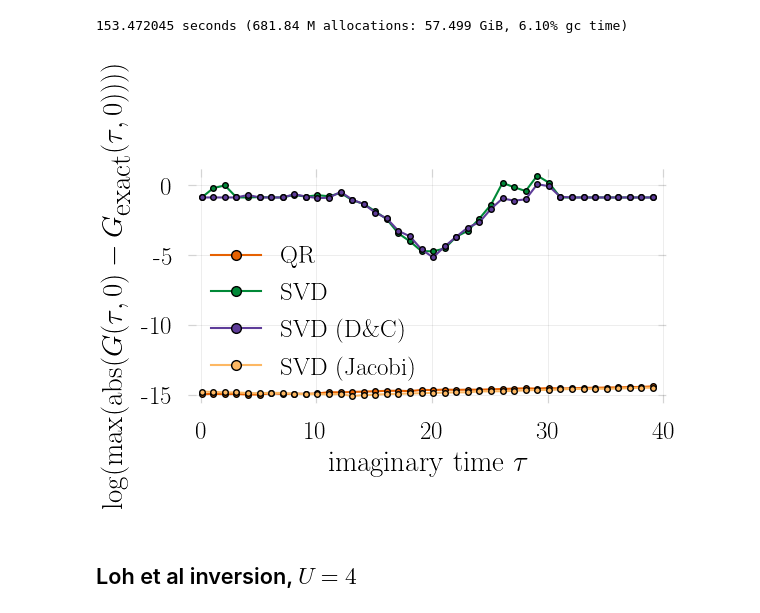
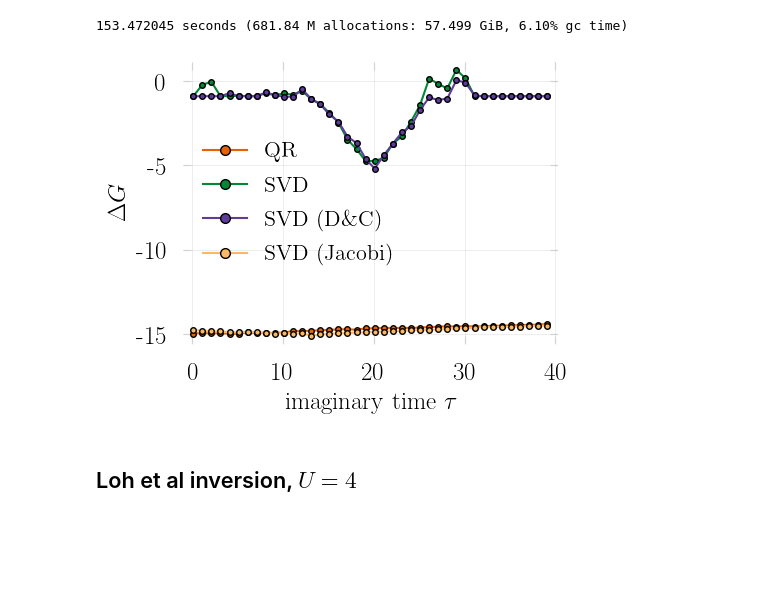
Before and after one commit to carstenbauer/StableDQMC.jl, a Jupyter notebook: notebooks/analysis.ipynb, the cells around one changed output. Drawn from its saved outputs; the diff is of its cells as text; code cells hidden in the pictures; blank space fills up the shorter version.

```diff
--- a/notebooks/analysis.ipynb
+++ b/notebooks/analysis.ipynb
@@ -706,23 +707,24 @@ savefig("../paper/figures/accuracy_tdgf_U4.pdf")
 # %%
 @df df_tdgf_loh0 plot(:slice .* 0.1, (x -> log.(10, x)).([:qr, :gesvd, :gesdd, :gesvj]),
             marker=true,
             color=permutedims(["#E66101", "#008837", "#5E3C99", "#FDB863"]), # #E66101 for QR
-            label=permutedims(["QR", "SVD", "SVD (D\\&C)", "SVD (Jacobi)"]); two_figures...,
+            label=permutedims(["QR", "SVD", "SVD (D\\&C)", "SVD (Jacobi)"]),
+            legend=:left; two_figures_squarish...,
 #             xlims=(0,10)
            )
 # @df df_tdgf_loh4 plot!(:slice .* 0.1, (x -> log.(10, x)).([:qr, :gesvd, :gesdd, :gesvj]),
 #             marker=true,
 #             color=permutedims(["#E66101", "#008837", "#5E3C99", "#FDB863"]), # #E66101 for QR
 #             alpha=permutedims([.3, .3, .3, .3]), # #E66101 for QR
 #             msc="#666666",
 #             label=permutedims(["", "", "", ""]),
 # #             xlims=(0,10)
 #            )
 xlabel!(L"imaginary time $\tau$")
-ylabel!(L"\log(\textrm{max}(\textrm{abs}(G(\tau, 0) - G_{\textrm{exact}}(\tau, 0))))")
+ylabel!(L"\Delta G")
 savefig("../paper/figures/accuracy_tdgf_loh_U0.pdf")
 # %% [output]
-[figure, old version]
+[figure, new version]
 # %% [markdown]
 ## Loh et al inversion, $U=4$
 # %%
```
Also changed, not shown: parts of 5 cells of this notebook, 9 other files.
